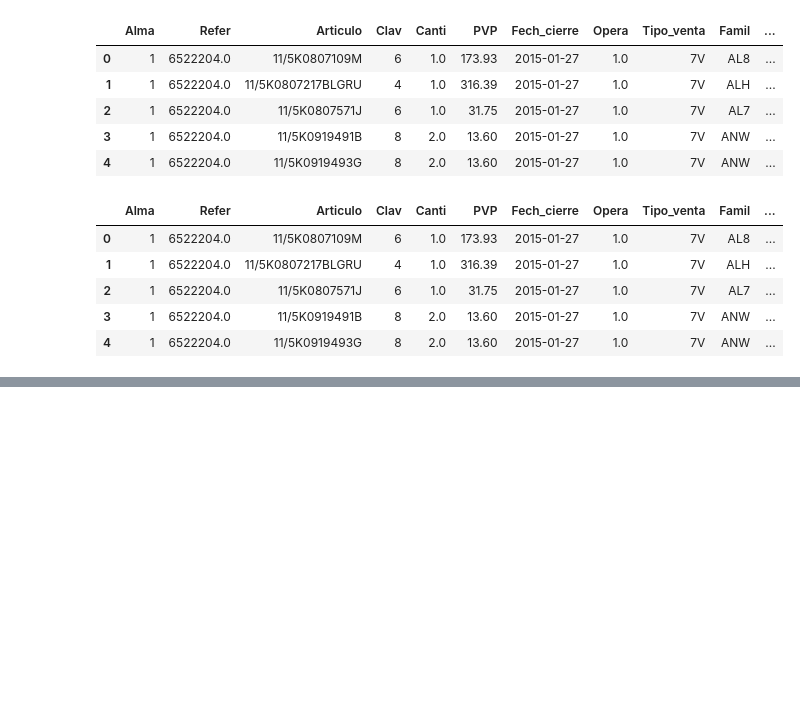
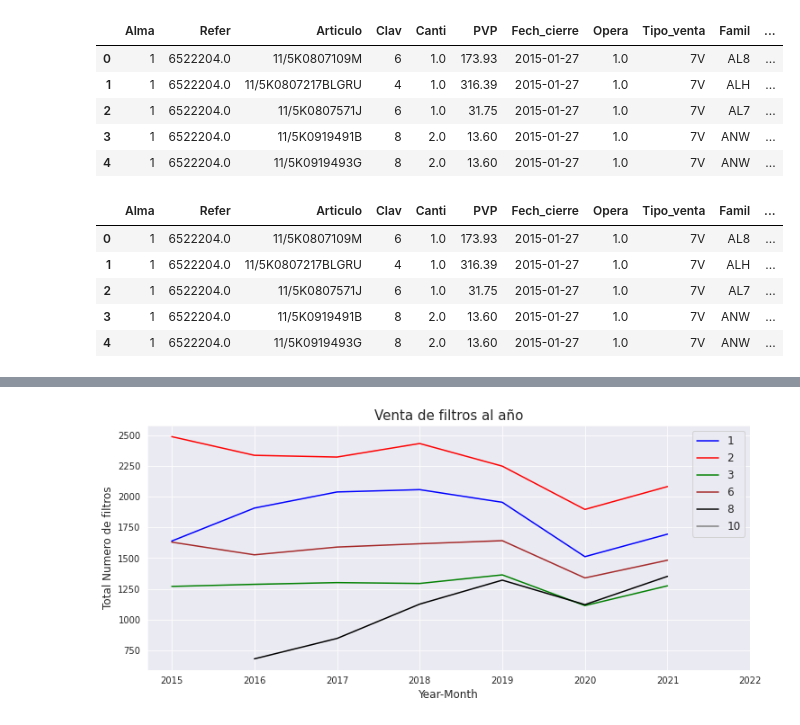
Before and after one commit to pacomm5/PLANTILLAS2, a Jupyter notebook: RECAMBIOS_NUEVO_LISTADO.ipynb, the cells around one changed output, grey strips where cells are left out. Saved outputs shown, nothing was run; the diff lists cells and outputs as text; code cells hidden in the pictures; blank space fills up the shorter version.

```diff
--- a/RECAMBIOS_NUEVO_LISTADO.ipynb
+++ b/RECAMBIOS_NUEVO_LISTADO.ipynb
@@ -1630,0 +1858,18 @@ memory usage: 138.1+ MB
+# %%
+plt.figure(figsize=(12,5))
+df1[df1['Taller']=='1'].groupby(['year'])['Canti'].sum().plot(kind='line',label='1',color='blue')
+df1[df1['Taller']=='2'].groupby(['year'])['Canti'].sum().plot(kind='line',label='2',color='red')
+df1[df1['Taller']=='3'].groupby(['year'])['Canti'].sum().plot(kind='line',label='3',color="green")
+df1[df1['Taller']=='6'].groupby(['year'])['Canti'].sum().plot(kind='line',label='6',color='brown')
+df1[df1['Taller']=='8'].groupby(['year'])['Canti'].sum().plot(kind='line',label='8',color='black')
+df1[df1['Taller']=='10'].groupby(['year'])['Canti'].sum().plot(kind='line',label='10',color='grey')
+# agrupamos por año y mes y sumamos la cantidad. Lo hemos agrupado por talleres.
+
+plt.xlabel('Year-Month',size=12)
+plt.ylabel('Total Numero de filtros', size=12)
+plt.title('Venta de filtros al año', size=15)
+plt.xticks([2015,2016,2017,2018,2019,2020,2021,2022])
+plt.legend(fontsize=12)
+plt.show()
+# %% [output]
+[figure, added]
```
Also changed, not shown: parts of 30 cells of this notebook.
